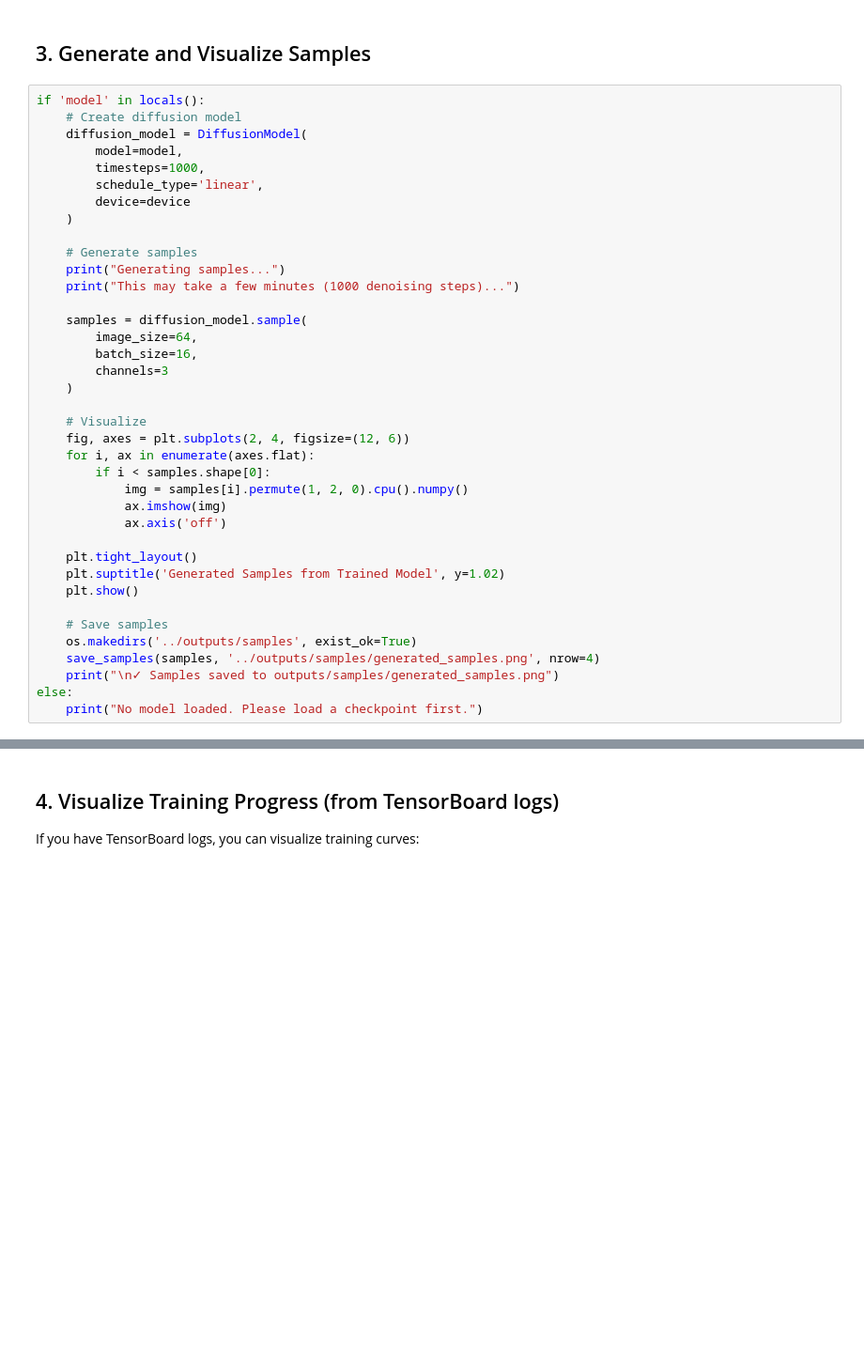
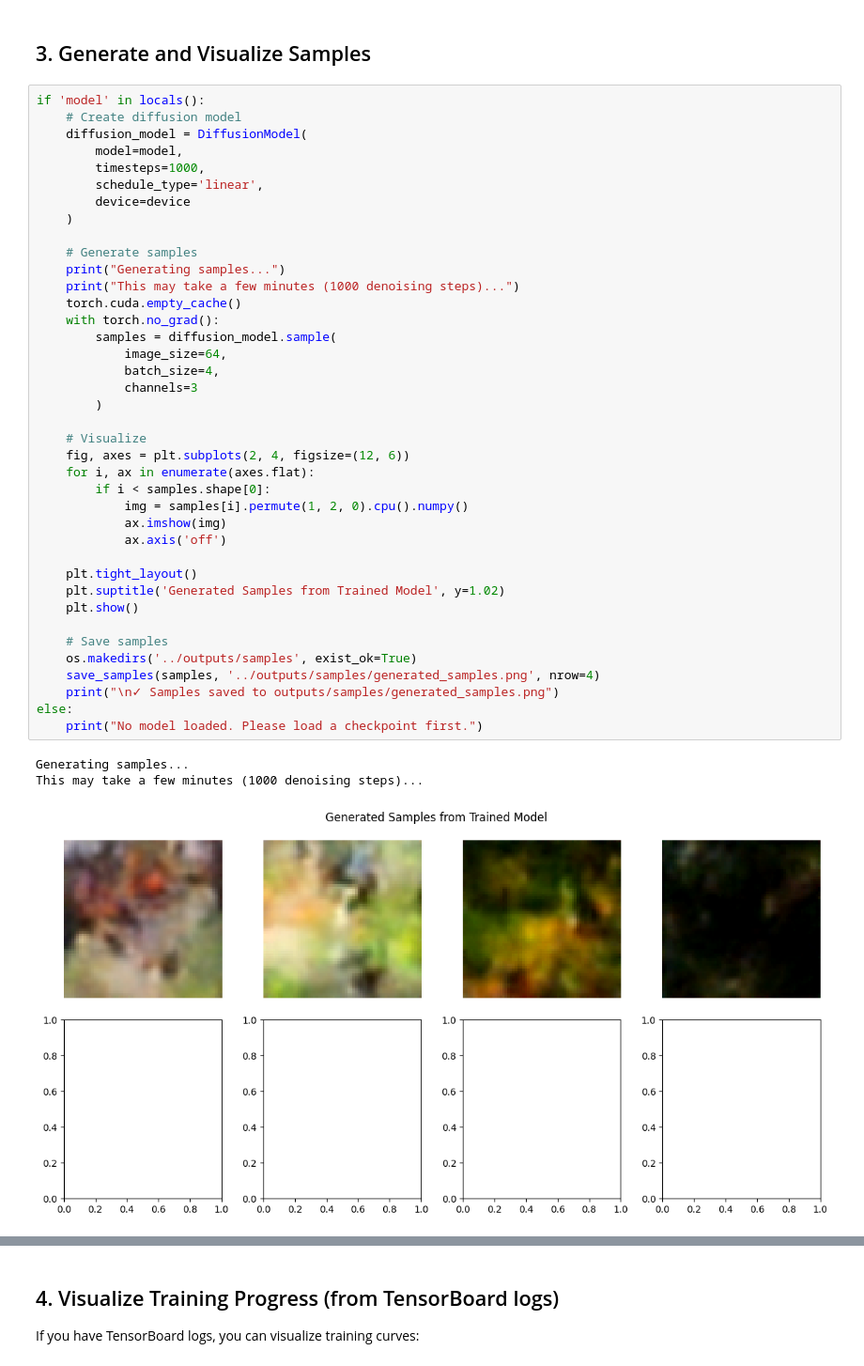
Before and after one commit to bhowmick1993/diffusion_unleashed, a Jupyter notebook: notebooks/03-training-visualization.ipynb, the cells around one changed output, grey strips where cells are left out. Shown at 94% size. Cells and saved outputs as stored; diff of their text form; blank space fills up the shorter version.

```diff
--- a/notebooks/03-training-visualization.ipynb
+++ b/notebooks/03-training-visualization.ipynb
@@ -572,36 +583,41 @@ if 'model' in locals():
     # Create diffusion model
     diffusion_model = DiffusionModel(
         model=model,
         timesteps=1000,
         schedule_type='linear',
         device=device
     )
 
     # Generate samples
     print("Generating samples...")
     print("This may take a few minutes (1000 denoising steps)...")
-
-    samples = diffusion_model.sample(
-        image_size=64,
-        batch_size=16,
-        channels=3
-    )
+    torch.cuda.empty_cache()
+    with torch.no_grad():
+        samples = diffusion_model.sample(
+            image_size=64,
+            batch_size=4,
+            channels=3
+        )
 
     # Visualize
     fig, axes = plt.subplots(2, 4, figsize=(12, 6))
     for i, ax in enumerate(axes.flat):
         if i < samples.shape[0]:
             img = samples[i].permute(1, 2, 0).cpu().numpy()
             ax.imshow(img)
             ax.axis('off')
 
     plt.tight_layout()
     plt.suptitle('Generated Samples from Trained Model', y=1.02)
     plt.show()
 
     # Save samples
     os.makedirs('../outputs/samples', exist_ok=True)
     save_samples(samples, '../outputs/samples/generated_samples.png', nrow=4)
     print("\n✓ Samples saved to outputs/samples/generated_samples.png")
 else:
     print("No model loaded. Please load a checkpoint first.")
+# %% [output]
+Generating samples...
+This may take a few minutes (1000 denoising steps)...
+[figure, added]
```
Also changed, not shown: parts of 3 cells of this notebook, 4 other files.
